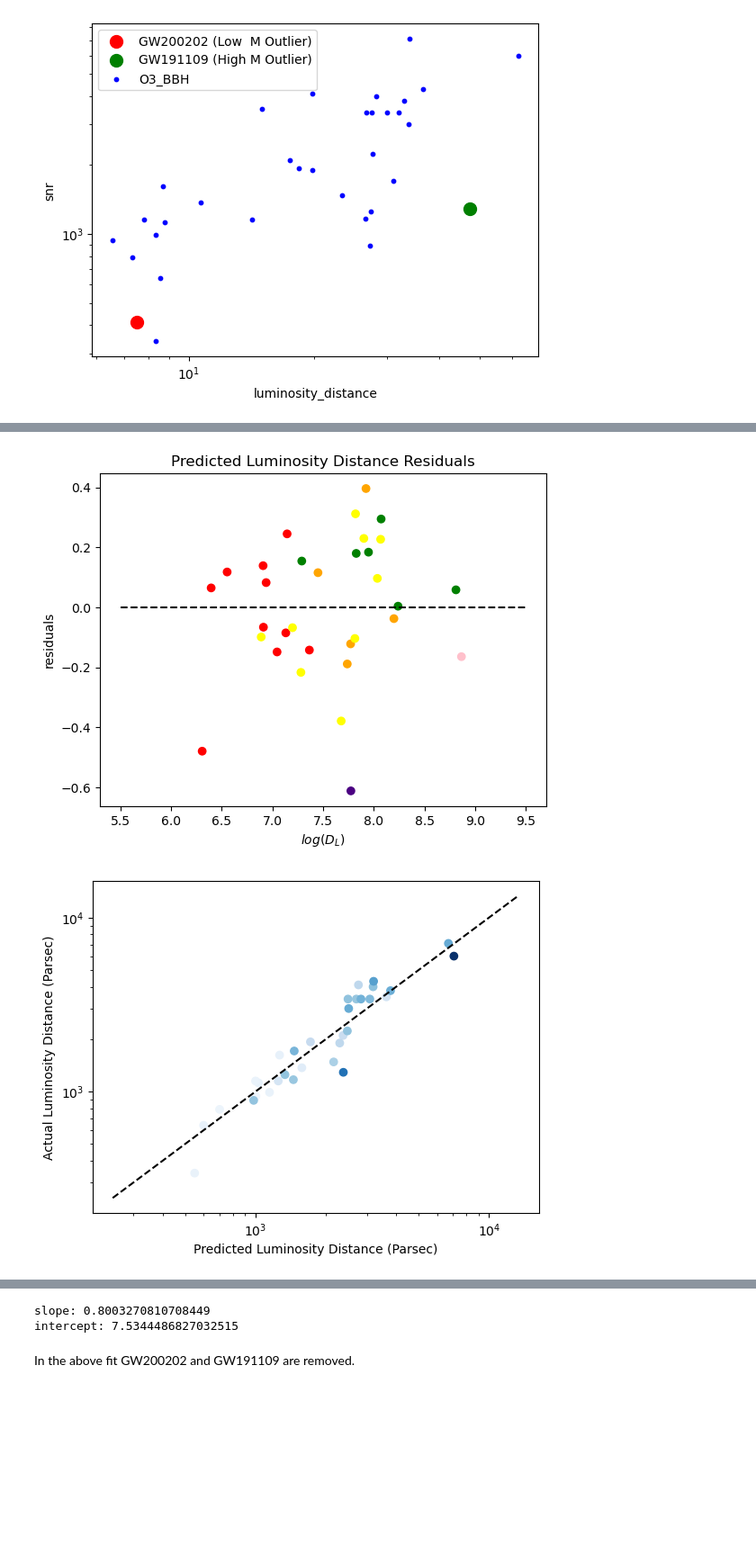
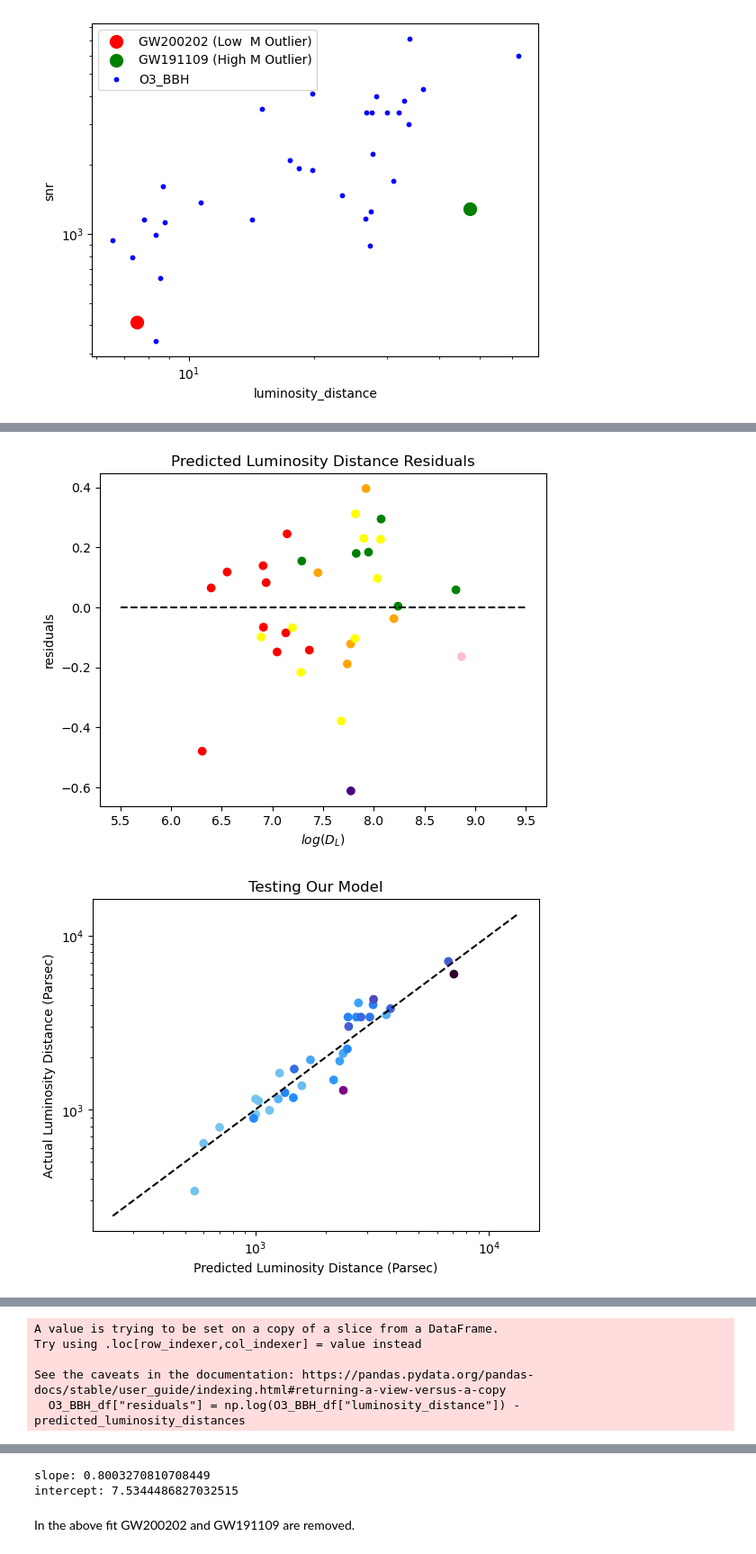
Before and after one commit to AndrewValentini/Gravitational-Waves-Research-23-24, a Jupyter notebook: Data Analysis/testing.ipynb, the cells around one changed output, grey strips where cells are left out. Shown at 90% size. Cells and saved outputs as stored; diff of their text form; code cells hidden in the pictures; blank space fills up the shorter version.

```diff
--- a/Data Analysis/testing.ipynb
+++ b/Data Analysis/testing.ipynb
@@ -451,37 +470,37 @@ plt.xlabel("$log(D_L)$")
 plt.show()
 
 # New Plots
-plt.scatter(np.e ** predicted_luminosity_distances,O3_BBH_df["luminosity_distance"], c = O3_BBH_df["chirp_mass"], cmap=cm1, vmin=min_O4_mass)
+plt.scatter(np.e ** predicted_luminosity_distances,O3_BBH_df["luminosity_distance"], c = O3_BBH_df["chirp_mass"], cmap=cm1, vmin=min_O4_mass, vmax=70)
 
 x = np.e ** np.linspace(5.5, 9.5, 10)
 plt.plot(x,x, color = "black", linestyle="--", label="$R^2$ = {:.3f}".format(r2_score(np.log(O3_BBH_df["luminosity_distance"]), predicted_luminosity_distances)))
 #plt.axis('equal')
+plt.title("Testing Our Model")
 plt.ylabel("Actual Luminosity Distance (Parsec)")
 plt.yscale("log")
 plt.xlabel("Predicted Luminosity Distance (Parsec)")
 plt.xscale("log")
 plt.show()
 
 x = np.e ** np.linspace(5.5, 9.5, 10)
 plt.plot(x,np.zeros(10), color = "black", linestyle="--", label="$R^2$ = {:.3f}".format(r2_score(np.log(O3_BBH_df["luminosity_distance"]), predicted_luminosity_distances)))
-plt.scatter(np.e ** predicted_luminosity_distances,np.log(O3_BBH_df["luminosity_distance"]) - predicted_luminosity_distances, c = O3_BBH_df["chirp_mass"], cmap=cm1, vmin=min_O4_mass)
+plt.scatter(np.e ** predicted_luminosity_distances,np.log(O3_BBH_df["luminosity_distance"]) - predicted_luminosity_distances, c = O3_BBH_df["chirp_mass"], cmap=cm1, vmin=min_O4_mass, vmax=70)
 plt.ylabel("Residuals")
 plt.xlabel("Actual Luminosity Distance (Parsec)")
 plt.xscale("log")
+
 plt.show()
 # New Plots
 
-residuals = np.log(O3_BBH_df["luminosity_distance"]) - predicted_luminosity_distances
+O3_BBH_df["residuals"] = np.log(O3_BBH_df["luminosity_distance"]) - predicted_luminosity_distances
 
-sns.histplot(residuals, bins = 10, kde=True) # you may select the no. of bins
-plt.title('Error Terms', fontsize=20)
-plt.xlabel('Residuals', fontsize = 15)
+sns.histplot(O3_BBH_df, bins = 10, y="residuals") # you may select the no. of bins
 plt.show()
 
 m, b = coefficients
 print(f"slope: {m}")
 print(f"intercept: {b}")
 # %% [output]
 [figure]
 [figure]
-[figure, old version]
+[figure, new version]
@@ -488,0 +508,5 @@ print(f"intercept: {b}")
+A value is trying to be set on a copy of a slice from a DataFrame.
+Try using .loc[row_indexer,col_indexer] = value instead
+
+See the caveats in the documentation: https://pandas.pydata.org/pandas-docs/stable/user_guide/indexing.html#returning-a-view-versus-a-copy
+  O3_BBH_df["residuals"] = np.log(O3_BBH_df["luminosity_distance"]) - predicted_luminosity_distances
@@ -490,5 +514,5 @@ print(f"intercept: {b}")
-slope: 0.8003270810708449
-intercept: 7.5344486827032515
+slope: 0.8003270810708449
+intercept: 7.5344486827032515
 # %% [markdown]
 In the above fit GW200202 and GW191109 are removed.
 # %% [markdown]
```
Also changed, not shown: parts of 17 cells of this notebook, 1 other file.
